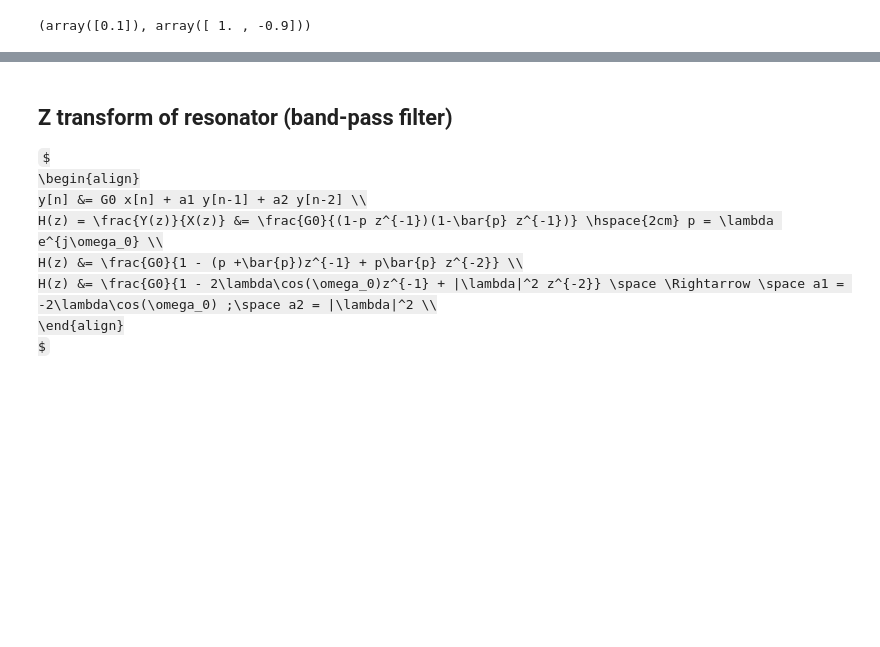
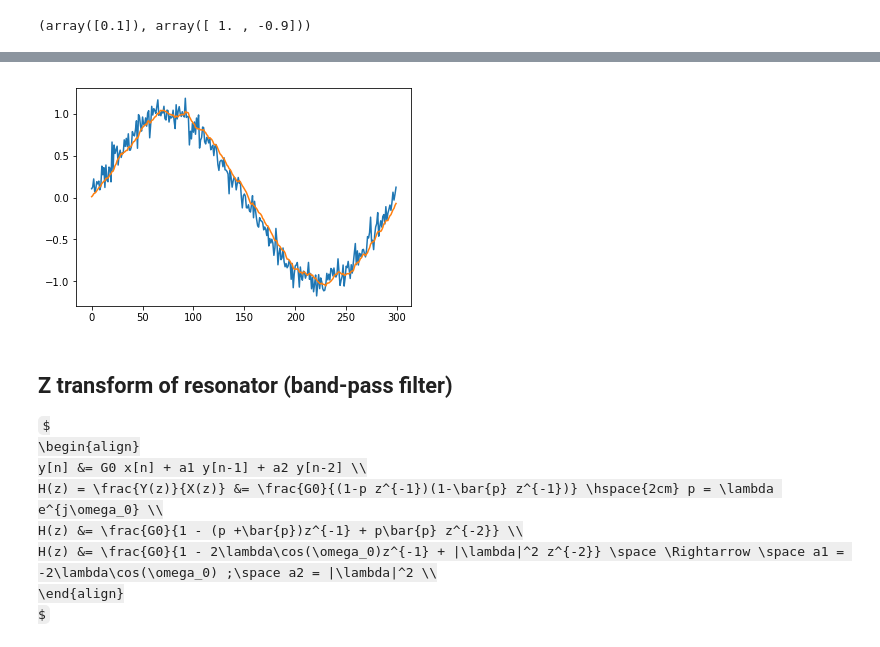
Before and after one commit to Wei1234c/Digital_Signal_Processing, a Jupyter notebook: notebooks/week6/Week 6 Lab 2 - CCDE_Filter.ipynb, the cells around one changed output, grey strips where cells are left out. Drawn from its saved outputs; the diff is of its cells as text; code cells hidden in the pictures; some formulas as TeX source; blank space fills up the shorter version.

```diff
--- a/notebooks/week6/Week 6 Lab 2 - CCDE_Filter.ipynb
+++ b/notebooks/week6/Week 6 Lab 2 - CCDE_Filter.ipynb
@@ -136,3 +146,15 @@ plt.plot(filtered);
+# %%
+size = 10
+b = np.ones(size)
+a = np.array([size])
+
+ccde = CCDE_Filter_uPy(b, a)
+filtered = ccde.filter(y)
+
+plt.plot(y)
+plt.plot(filtered);
+# %% [output]
+[figure, added]
 # %% [markdown]
 ## Z transform of resonator (band-pass filter)
 $
```
Also changed, not shown: parts of 8 cells of this notebook, 16 other files.
